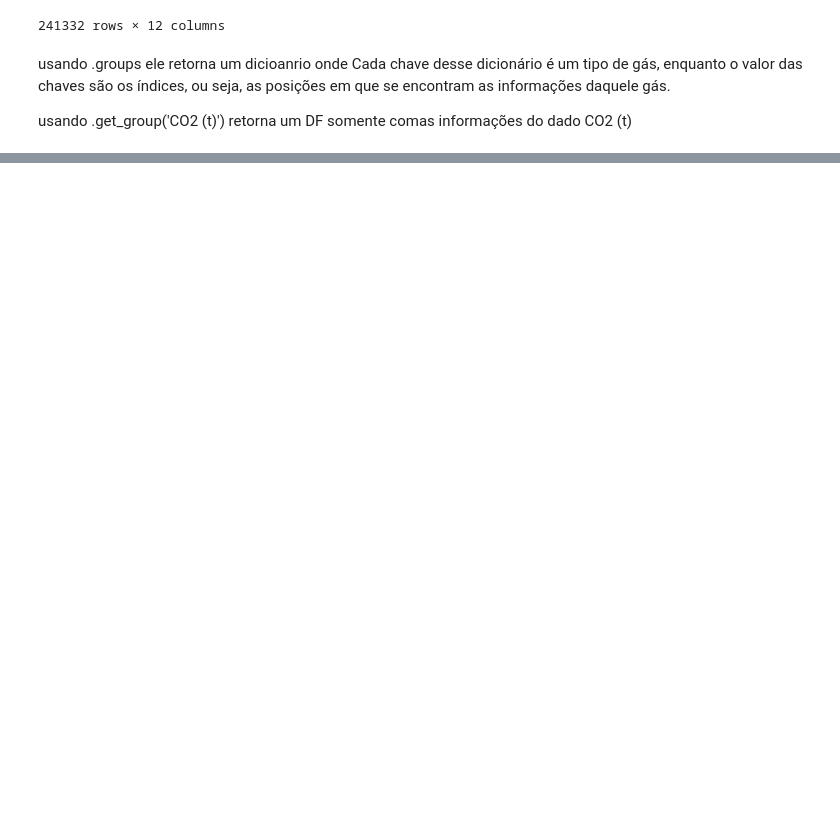
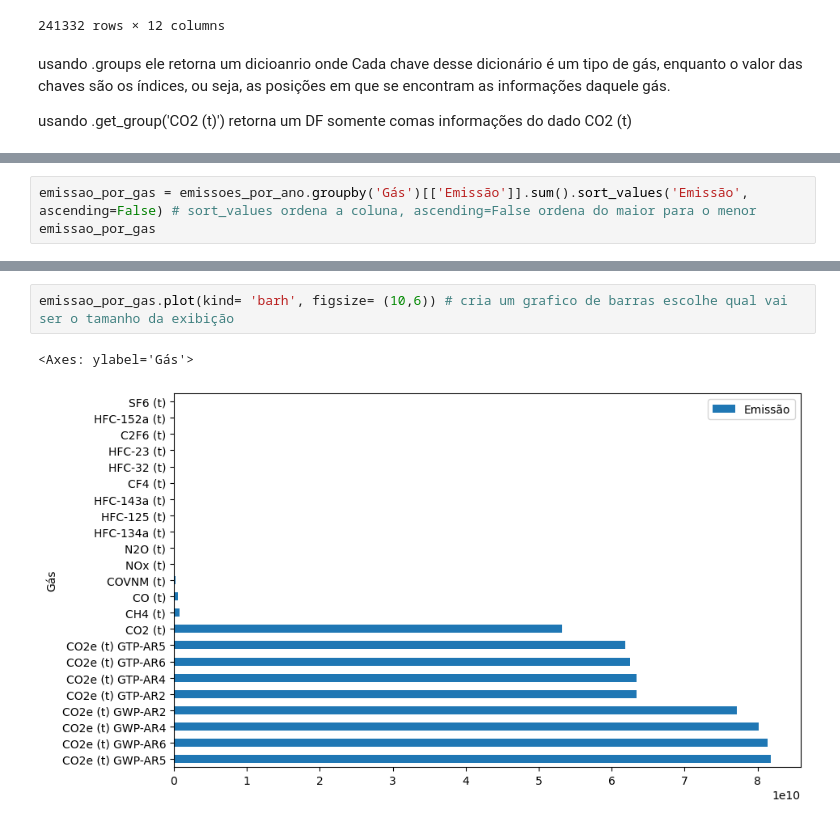
Before and after one commit to Aragao05/Python-para-DataScience-from-Alura, a Jupyter notebook: Pandas/Pandas- Agrupando e selecionando dados/Pandas Aula.ipynb, the cells around one changed output, grey strips where cells are left out. Drawn from its saved outputs; the diff is of its cells as text; blank space fills up the shorter version.

```diff
--- a/Pandas/Pandas- Agrupando e selecionando dados/Pandas Aula.ipynb
+++ b/Pandas/Pandas- Agrupando e selecionando dados/Pandas Aula.ipynb
@@ -221,0 +266,3 @@ usando .get_group('CO2 (t)') retorna um DF somente comas informações do dado C
+# %%
+emissao_por_gas = emissoes_por_ano.groupby('Gás')[['Emissão']].sum().sort_values('Emissão', ascending=False) # sort_values ordena a coluna, ascending=False ordena do maior para o menor
+emissao_por_gas
@@ -221,0 +288,5 @@ usando .get_group('CO2 (t)') retorna um DF somente comas informações do dado C
+# %%
+emissao_por_gas.plot(kind= 'barh', figsize= (10,6)) # cria um grafico de barras escolhe qual vai ser o tamanho da exibição
+# %% [output]
+<Axes: ylabel='Gás'>
+[figure, added]
```
Also changed, not shown: parts of 6 cells of this notebook, 1 other file.
